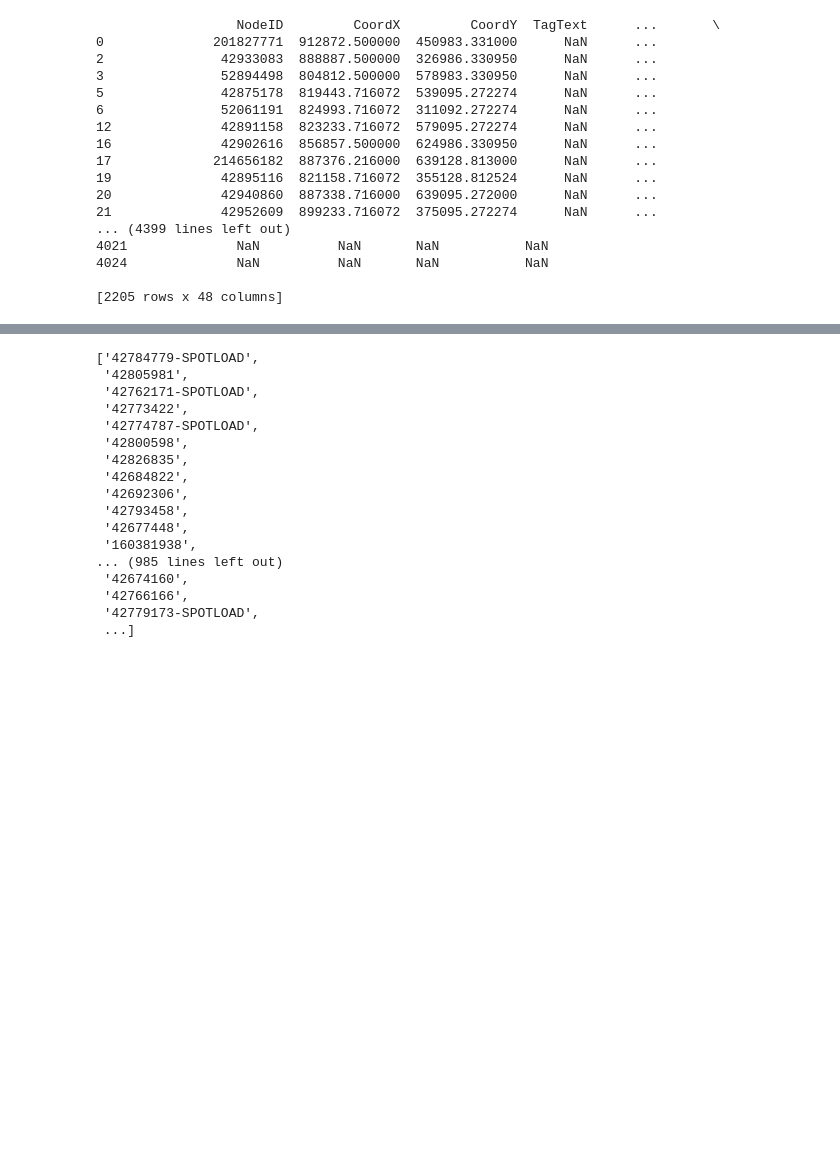
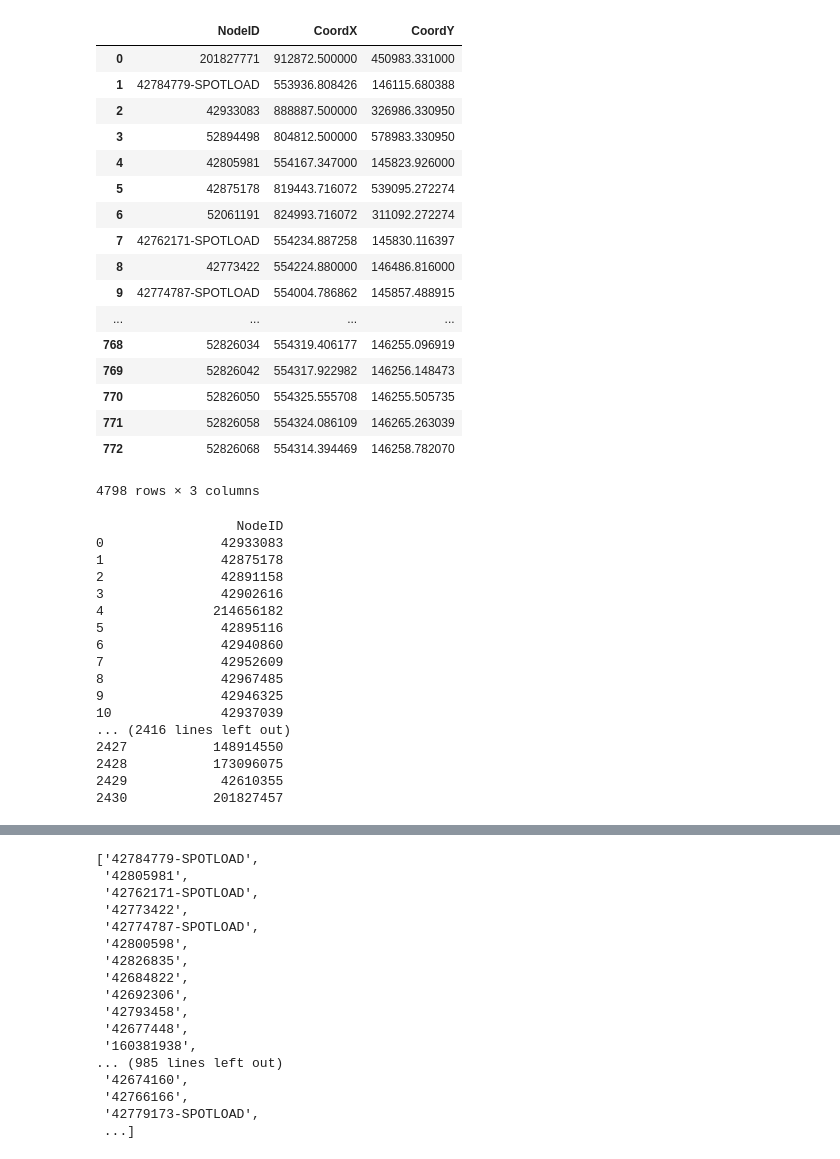
Before and after one commit to martenfese/preprocesses, a Jupyter notebook: XNetwork_test.ipynb, the cells around one changed output, grey strips where cells are left out. Cells and saved outputs as stored; diff of their text form; code cells hidden in the pictures; blank space fills up the shorter version.

```diff
--- a/XNetwork_test.ipynb
+++ b/XNetwork_test.ipynb
@@ -30,30 +109,67 @@ coord
+# %%
+frames = [coord,subnetwork_connections]
+coord = pd.concat(frames)
+coord
+
+### What am I doing? ###
+#
+# Connect the tables of the nodes and subnetwork nodes: the subnetwork nodes are now twice in the list, one time with
+# "wrong" coordinates and one time with the correct ones.
+# %% [output]
+|  | NodeID | CoordX | CoordY |
+| 0 | 201827771 | 912872.500000 | 450983.331000 |
+| 1 | 42784779-SPOTLOAD | 553936.808426 | 146115.680388 |
+| 2 | 42933083 | 888887.500000 | 326986.330950 |
+| 3 | 52894498 | 804812.500000 | 578983.330950 |
+| 4 | 42805981 | 554167.347000 | 145823.926000 |
+| 5 | 42875178 | 819443.716072 | 539095.272274 |
+| 6 | 52061191 | 824993.716072 | 311092.272274 |
+| 7 | 42762171-SPOTLOAD | 554234.887258 | 145830.116397 |
+| 8 | 42773422 | 554224.880000 | 146486.816000 |
+| 9 | 42774787-SPOTLOAD | 554004.786862 | 145857.488915 |
+| ... | ... | ... | ... |
+| 768 | 52826034 | 554319.406177 | 146255.096919 |
+| 769 | 52826042 | 554317.922982 | 146256.148473 |
+| 770 | 52826050 | 554325.555708 | 146255.505735 |
+| 771 | 52826058 | 554324.086109 | 146265.263039 |
+| 772 | 52826068 | 554314.394469 | 146258.782070 |
+4798 rows × 3 columns
 # %%
 del_coordX = coord[coord["CoordX"] >= 555000]
 
 del_coord = del_coordX[del_coordX["CoordY"] >= 150000]
+
+#del_coord = del_coord[~del_coord['NodeID'].isin(subnetwork_connections['NodeID'])] # not necessary I guess
+#del_coord = del_coord[~del_coord['NodeID'].isin(intermediate_nodes['NodeID'])]
+
 
 del_coord = pd.DataFrame(del_coord["NodeID"].reset_index(drop=True))
 del_coord["NodeID"] = del_coord["NodeID"].astype(str)
 
 #del_coord = del_coord.drop('Index', axis=1)
 
-with pd.option_context('display.max_rows', None, 'display.max_columns', 8):
-    print(del_coordX)
+with pd.option_context('display.max_rows', None, 'display.max_columns', 6):
+    print(del_coord)
+
+### What am I doing? ###
+#
+# Creating a table (del_coord) with all the nodes that are out of the considered intervall
+# and have therefore wrong coordinates.
 # %% [output]
-                  NodeID         CoordX         CoordY  TagText      ...       \
-0              201827771  912872.500000  450983.331000      NaN      ...
-2               42933083  888887.500000  326986.330950      NaN      ...
-3               52894498  804812.500000  578983.330950      NaN      ...
-5               42875178  819443.716072  539095.272274      NaN      ...
-6               52061191  824993.716072  311092.272274      NaN      ...
-12              42891158  823233.716072  579095.272274      NaN      ...
-16              42902616  856857.500000  624986.330950      NaN      ...
-17             214656182  887376.216000  639128.813000      NaN      ...
-19              42895116  821158.716072  355128.812524      NaN      ...
-20              42940860  887338.716000  639095.272000      NaN      ...
-21              42952609  899233.716072  375095.272274      NaN      ...
-... (4399 lines left out)
-4021              NaN          NaN       NaN           NaN
-4024              NaN          NaN       NaN           NaN
-
-[2205 rows x 48 columns]
+                  NodeID
+0               42933083
+1               42875178
+2               42891158
+3               42902616
+4              214656182
+5               42895116
+6               42940860
+7               42952609
+8               42967485
+9               42946325
+10              42937039
+... (2416 lines left out)
+2427           148914550
+2428           173096075
+2429            42610355
+2430           201827457
```
Also changed, not shown: parts of 23 cells of this notebook.
